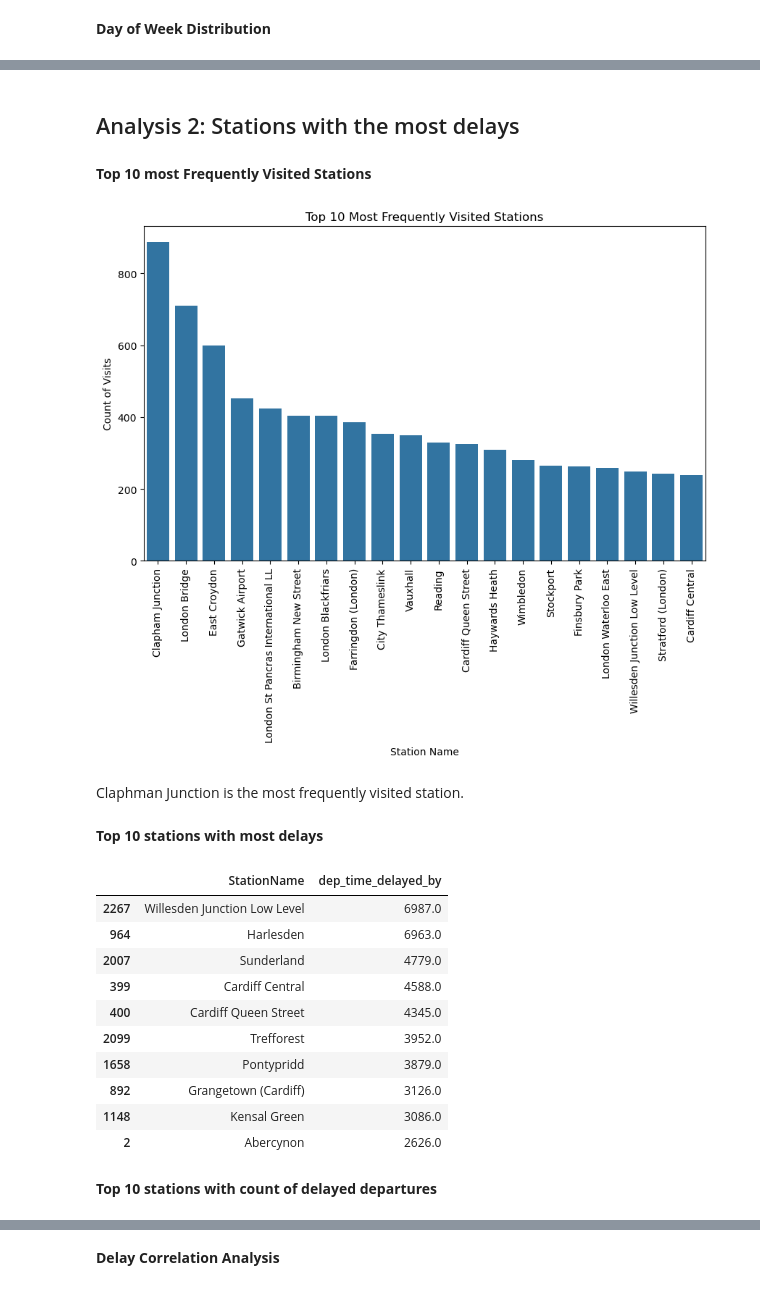
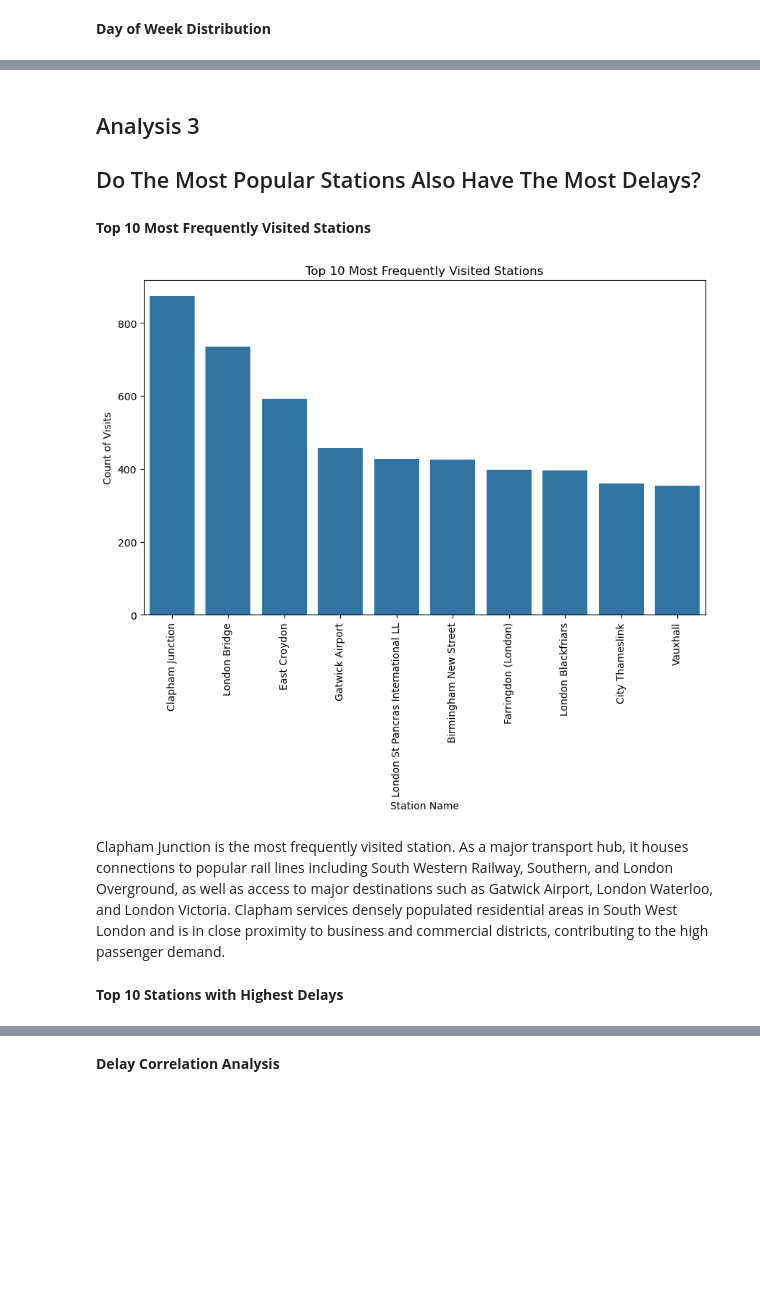
Before and after one commit to RSample12/Rail-Data-Final-Project, a Jupyter notebook: spark/jovyan/jovyan/rail_data_eda.ipynb, the cells around one changed output, grey strips where cells are left out. Cells and saved outputs as stored; diff of their text form; code cells hidden in the pictures; blank space fills up the shorter version.

Commit message:
updated rail_data_eda, added powerbi

```diff
--- a/spark/jovyan/jovyan/rail_data_eda.ipynb
+++ b/spark/jovyan/jovyan/rail_data_eda.ipynb
@@ -138 +122,5 @@ for column in numeric_columns:
+# %%
+# Drop rows with too many nulls
+df = df.dropna(subset='planned_time_departure')
+df = df.dropna(subset='planned_time_arrival')
 # %%
@@ -302,3 +374,0 @@ def convert_to_latlon(easting, northing):
-# %%
-# Convert easting/northing to lat/lon and store in DataFrame
-pandas_df[['Latitude', 'Longitude']] = pandas_df.apply(lambda row: pd.Series(convert_to_latlon(row['Easting'], row['Northing'])), axis=1)
@@ -329,22 +395,23 @@ pandas_df[['Latitude', 'Longitude']]
 # %%
-# Region boundaries
+# Create regions: Northern, Southern, Eastern, Western, & Central
 northern = 54.5  # Approx. above Yorkshire
 southern = 51.0  # Approx. below London
 eastern = -0.5   # East of the Prime Meridian
 western = -3.0   # West of the Prime Meridian
+# All else will return as Central
 
 # Function to categorize regions
-def categorize_region(lat, lon):
-    if lat >= northern:
+def categorize_region(latitude, longitude):
+    if latitude >= northern:
         return 'Northern'
-    elif lat < southern:
+    elif latitude < southern:
         return 'Southern'
-    elif lon >= eastern:
+    elif longitude >= eastern:
         return 'Eastern'
-    elif lon < western:
+    elif longitude < western:
         return 'Western'
     else:
         return 'Central'
 
-# Apply region categorization to DataFrame
-pandas_df['Region'] = pandas_df.apply(lambda row: categorize_region(row['Latitude'], row['Longitude']), axis=1)
+# Create new column for regions
+pandas_df['Region'] =pandas_df.apply(lambda row: categorize_region(row['Latitude'], row['Longitude']), axis=1)
@@ -543,0 +701,8 @@ plt.show()
+# %%
+# Calculate correlation between actual departure hour and cancellation
+
+# create binary column to identify delay (1 or 0)
+pandas_df['is_canceled'] = (pandas_df['actual_arrival_time'].isna() | pandas_df['actual_departure_time'].isna()).astype(int)
+
+# Calculate correlation
+delay_correlation = pandas_df[['actual_dep_hour', 'is_canceled']].corr().iloc[0, 1]
@@ -544,37 +723,20 @@ plt.show()
 # %% [markdown]
-## Analysis 2: Stations with the most delays
+## Analysis 3
+## Do The Most Popular Stations Also Have The Most Delays?
 # %% [markdown]
-**Top 10 most Frequently Visited Stations**
+**Top 10 Most Frequently Visited Stations**
 # %%
-top_10_stations = pandas_df['StationName'].value_counts().head(20)
+top_10_stations = pandas_df['StationName'].value_counts().head(10)
 plt.figure(figsize=(10, 6))
 sns.barplot(x=top_10_stations.index, y=top_10_stations.values)
 plt.title('Top 10 Most Frequently Visited Stations')
 plt.xlabel('Station Name')
 plt.ylabel('Count of Visits')
 plt.xticks(rotation=90)
 plt.show()
 # %% [output]
-[figure, old version]
+[figure, new version]
 # %% [markdown]
-Claphman Junction is the most frequently visited station.
+Clapham Junction is the most frequently visited station. As a major transport hub, it houses connections to popular rail lines including South Western Railway, Southern, and London Overground, as well as access to major destinations such as Gatwick Airport, London Waterloo, and London Victoria. Clapham services densely populated residential areas in South West London and is in close proximity to business and commercial districts, contributing to the high passenger demand.
 # %% [markdown]
-**Top 10 stations with most delays**
+**Top 10 Stations with Highest Delays**
-# %%
-result = pandas_df.groupby('StationName')['dep_time_delayed_by'].sum().reset_index()
-result = result.sort_values(by='dep_time_delayed_by', ascending=False)
-result.head(10)
-# %% [output]
-|  | StationName | dep_time_delayed_by |
-| 2267 | Willesden Junction Low Level | 6987.0 |
-| 964 | Harlesden | 6963.0 |
-| 2007 | Sunderland | 4779.0 |
-| 399 | Cardiff Central | 4588.0 |
-| 400 | Cardiff Queen Street | 4345.0 |
-| 2099 | Trefforest | 3952.0 |
-| 1658 | Pontypridd | 3879.0 |
-| 892 | Grangetown (Cardiff) | 3126.0 |
-| 1148 | Kensal Green | 3086.0 |
-| 2 | Abercynon | 2626.0 |
-# %% [markdown]
-**Top 10 stations with count of delayed departures**
```
Also changed, not shown: parts of 128 cells of this notebook, 3 other files.
